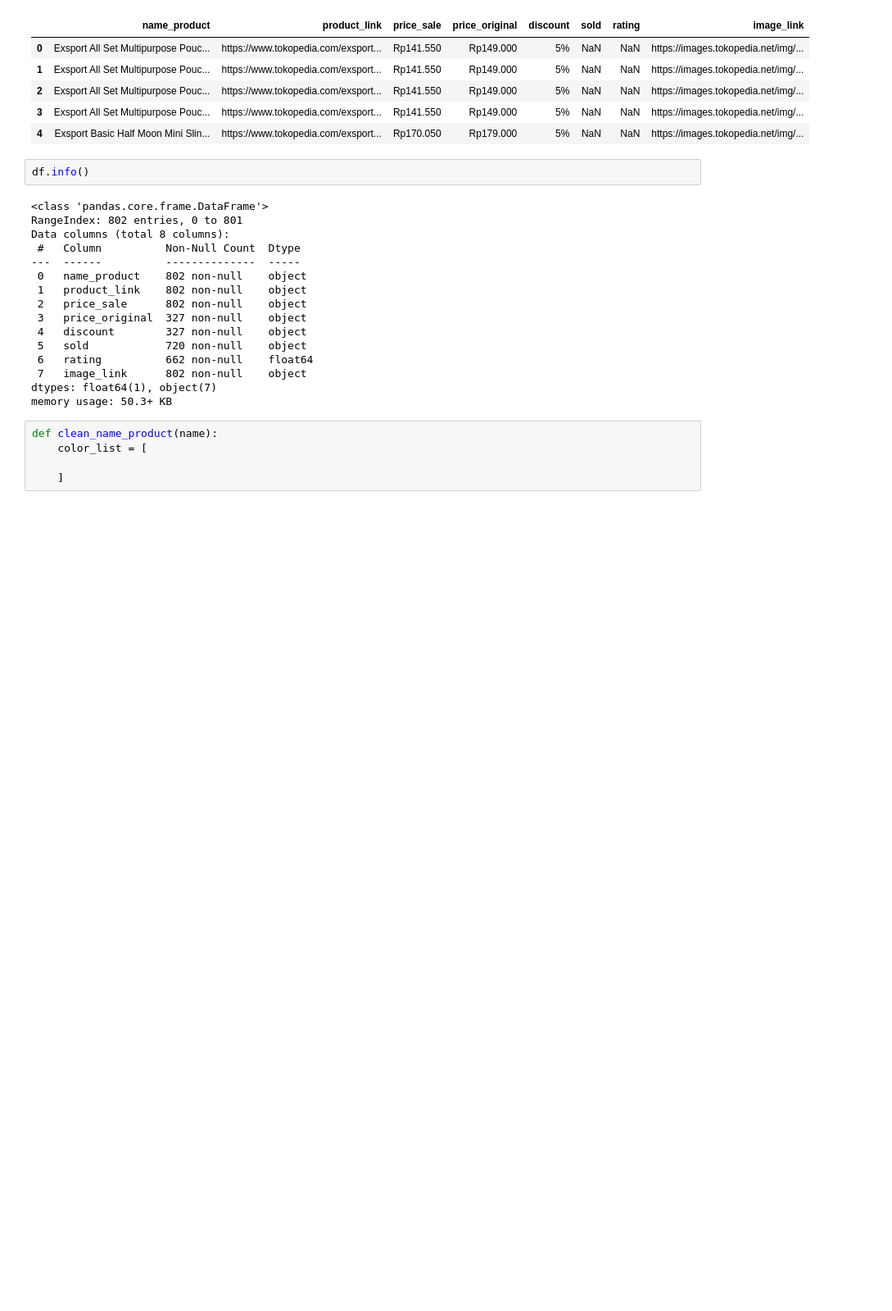
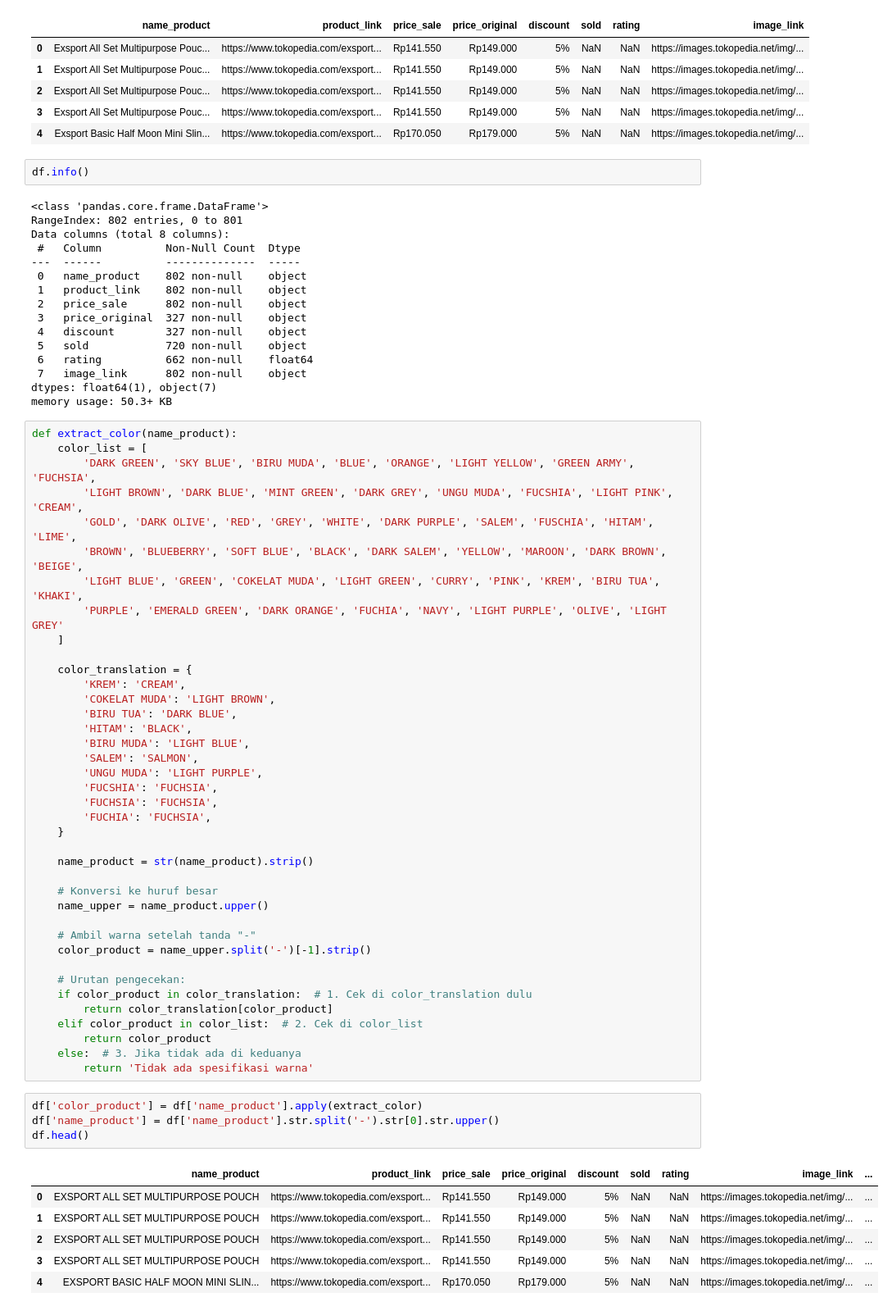
Before and after one commit to zulfaan/e-commerce-analyst-portfolio, a Jupyter notebook: test.ipynb, the cells around one changed output. Shown: that part at 82% size. Cells and saved outputs as stored; diff of their text form; blank space fills up the shorter version.

```diff
--- a/test.ipynb
+++ b/test.ipynb
@@ -366,9 +366,54 @@ Data columns (total 8 columns):
  7   image_link      802 non-null    object
 dtypes: float64(1), object(7)
 memory usage: 50.3+ KB
-# %%
-def clean_name_product(name):
-    color_list = [
-
-    ]
+# %%
+def extract_color(name_product):
+    color_list = [
+        'DARK GREEN', 'SKY BLUE', 'BIRU MUDA', 'BLUE', 'ORANGE', 'LIGHT YELLOW', 'GREEN ARMY', 'FUCHSIA',
+        'LIGHT BROWN', 'DARK BLUE', 'MINT GREEN', 'DARK GREY', 'UNGU MUDA', 'FUCSHIA', 'LIGHT PINK', 'CREAM',
+        'GOLD', 'DARK OLIVE', 'RED', 'GREY', 'WHITE', 'DARK PURPLE', 'SALEM', 'FUSCHIA', 'HITAM', 'LIME',
+        'BROWN', 'BLUEBERRY', 'SOFT BLUE', 'BLACK', 'DARK SALEM', 'YELLOW', 'MAROON', 'DARK BROWN', 'BEIGE',
+        'LIGHT BLUE', 'GREEN', 'COKELAT MUDA', 'LIGHT GREEN', 'CURRY', 'PINK', 'KREM', 'BIRU TUA', 'KHAKI',
+        'PURPLE', 'EMERALD GREEN', 'DARK ORANGE', 'FUCHIA', 'NAVY', 'LIGHT PURPLE', 'OLIVE', 'LIGHT GREY'
+    ]
+
+    color_translation = {
+        'KREM': 'CREAM',
+        'COKELAT MUDA': 'LIGHT BROWN',
+        'BIRU TUA': 'DARK BLUE',
+        'HITAM': 'BLACK',
+        'BIRU MUDA': 'LIGHT BLUE',
+        'SALEM': 'SALMON',
+        'UNGU MUDA': 'LIGHT PURPLE',
+        'FUCSHIA': 'FUCHSIA',
+        'FUCHSIA': 'FUCHSIA',
+        'FUCHIA': 'FUCHSIA',
+    }
+
+    name_product = str(name_product).strip()
+
+    # Konversi ke huruf besar
+    name_upper = name_product.upper()
+
+    # Ambil warna setelah tanda "-"
+    color_product = name_upper.split('-')[-1].strip()
+
+    # Urutan pengecekan:
+    if color_product in color_translation:  # 1. Cek di color_translation dulu
+        return color_translation[color_product]
+    elif color_product in color_list:  # 2. Cek di color_list
+        return color_product
+    else:  # 3. Jika tidak ada di keduanya
+        return 'Tidak ada spesifikasi warna'
+# %%
+df['color_product'] = df['name_product'].apply(extract_color)
+df['name_product'] = df['name_product'].str.split('-').str[0].str.upper()
+df.head()
+# %% [output]
+|  | name_product | product_link | price_sale | price_original | discount | sold | rating | image_link | ... |
+| 0 | EXSPORT ALL SET MULTIPURPOSE POUCH | https://www.tokopedia.com/exsport... | Rp141.550 | Rp149.000 | 5% | NaN | NaN | https://images.tokopedia.net/img/... | ... |
+| 1 | EXSPORT ALL SET MULTIPURPOSE POUCH | https://www.tokopedia.com/exsport... | Rp141.550 | Rp149.000 | 5% | NaN | NaN | https://images.tokopedia.net/img/... | ... |
+| 2 | EXSPORT ALL SET MULTIPURPOSE POUCH | https://www.tokopedia.com/exsport... | Rp141.550 | Rp149.000 | 5% | NaN | NaN | https://images.tokopedia.net/img/... | ... |
+| 3 | EXSPORT ALL SET MULTIPURPOSE POUCH | https://www.tokopedia.com/exsport... | Rp141.550 | Rp149.000 | 5% | NaN | NaN | https://images.tokopedia.net/img/... | ... |
+| 4 | EXSPORT BASIC HALF MOON MINI SLIN... | https://www.tokopedia.com/exsport... | Rp170.050 | Rp179.000 | 5% | NaN | NaN | https://images.tokopedia.net/img/... | ... |
 # %%
```
Also changed, not shown: parts of 7 cells of this notebook.
